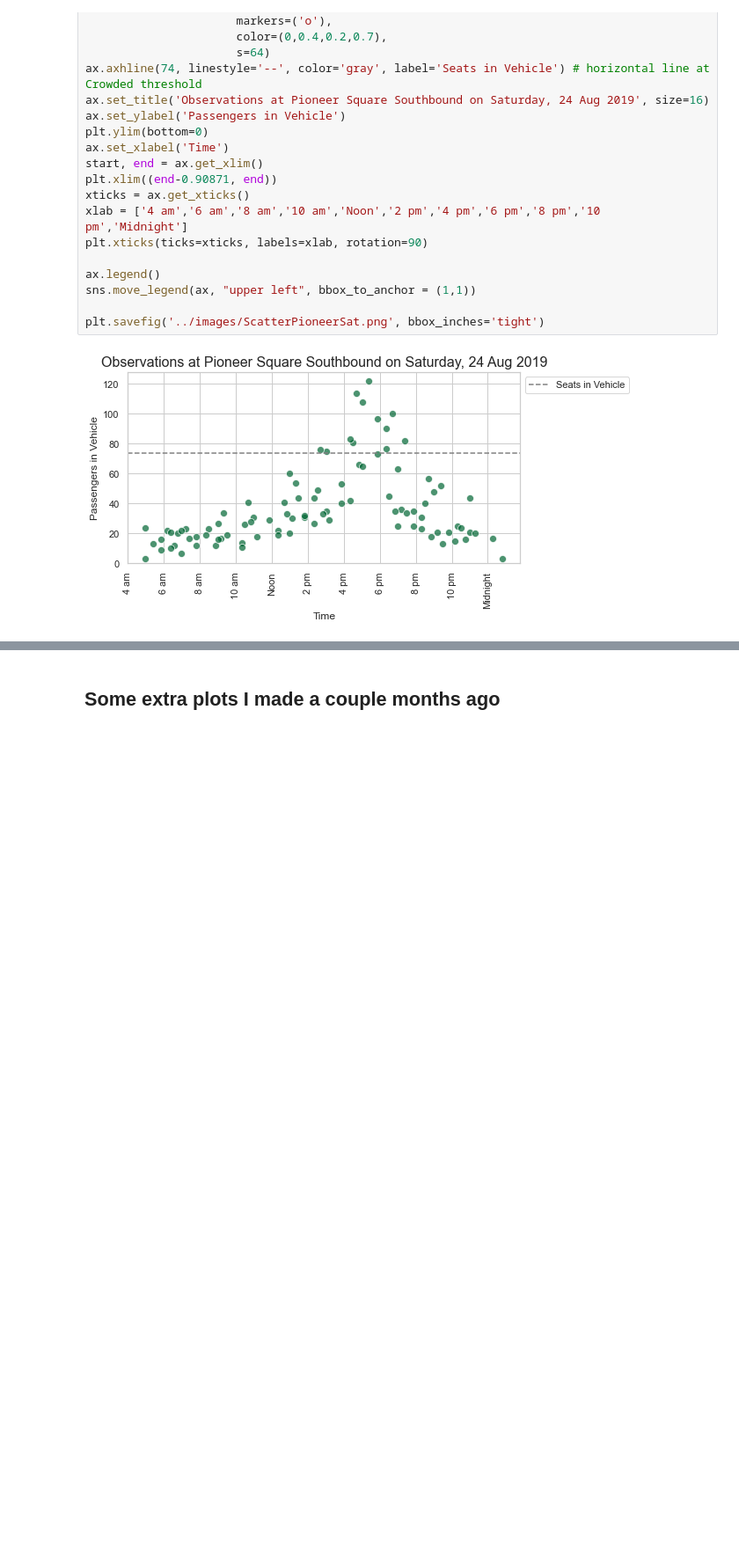
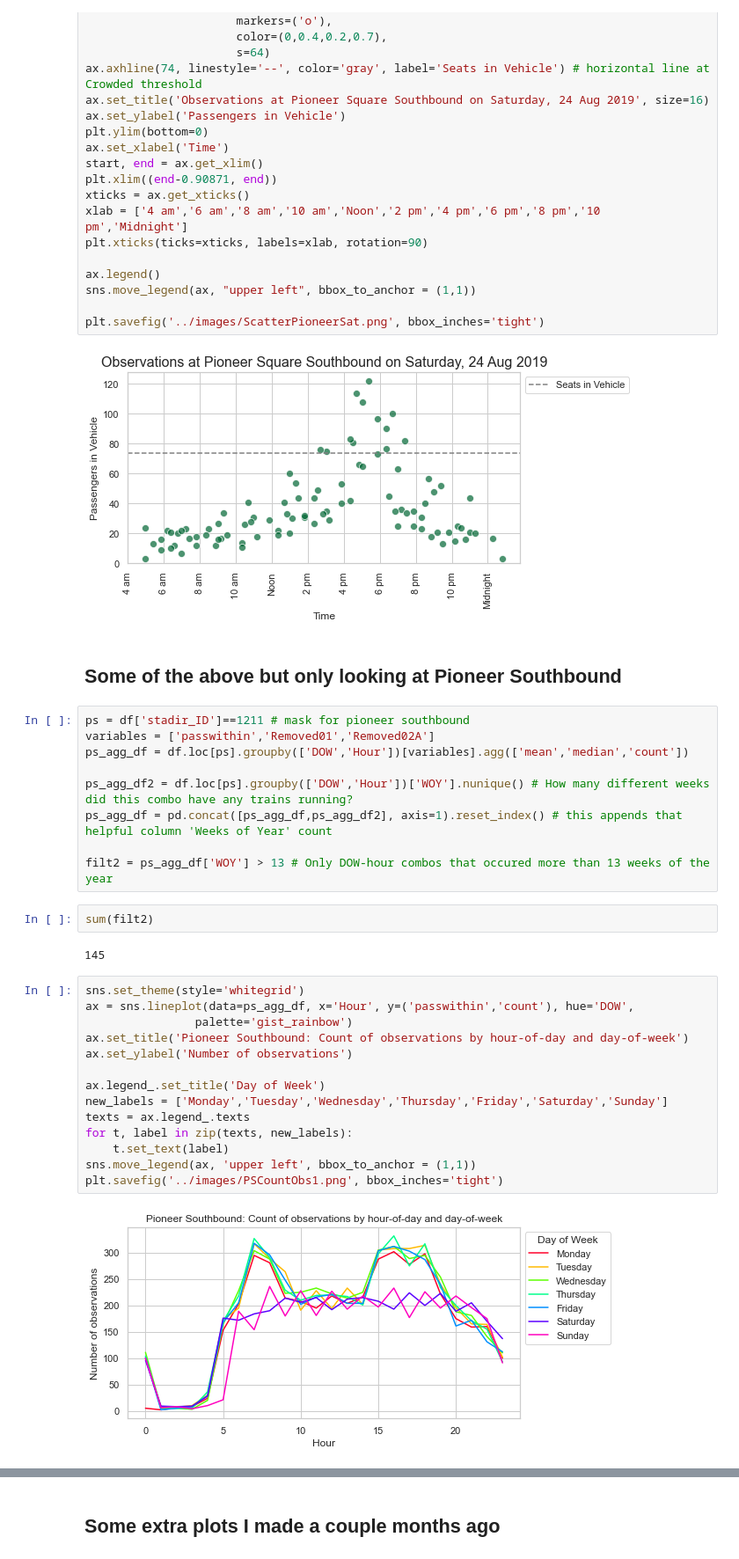
Before and after one commit to augustposch/seattle, a Jupyter notebook: notebooks/EDA.ipynb, the cells around one changed output, grey strips where cells are left out. Shown: that part at 88% size. Drawn from its saved outputs; the diff is of its cells as text; blank space fills up the shorter version.

Commit message:
Plots for predictive models - context and results

```diff
--- a/notebooks/EDA.ipynb
+++ b/notebooks/EDA.ipynb
@@ -245,3 +249,34 @@ sns.move_legend(ax, "upper left", bbox_to_anchor = (1,1))
 plt.savefig('../images/ScatterPioneerSat.png', bbox_inches='tight')
 # %% [output]
 [figure]
+# %% [markdown]
+## Some of the above but only looking at Pioneer Southbound
+# %%
+ps = df['stadir_ID']==1211 # mask for pioneer southbound
+variables = ['passwithin','Removed01','Removed02A']
+ps_agg_df = df.loc[ps].groupby(['DOW','Hour'])[variables].agg(['mean','median','count'])
+
+ps_agg_df2 = df.loc[ps].groupby(['DOW','Hour'])['WOY'].nunique() # How many different weeks did this combo have any trains running?
+ps_agg_df = pd.concat([ps_agg_df,ps_agg_df2], axis=1).reset_index() # this appends that helpful column 'Weeks of Year' count
+
+filt2 = ps_agg_df['WOY'] > 13 # Only DOW-hour combos that occured more than 13 weeks of the year
+# %%
+sum(filt2)
+# %% [output]
+145
+# %%
+sns.set_theme(style='whitegrid')
+ax = sns.lineplot(data=ps_agg_df, x='Hour', y=('passwithin','count'), hue='DOW',
+                palette='gist_rainbow')
+ax.set_title('Pioneer Southbound: Count of observations by hour-of-day and day-of-week')
+ax.set_ylabel('Number of observations')
+
+ax.legend_.set_title('Day of Week')
+new_labels = ['Monday','Tuesday','Wednesday','Thursday','Friday','Saturday','Sunday']
+texts = ax.legend_.texts
+for t, label in zip(texts, new_labels):
+    t.set_text(label)
+sns.move_legend(ax, 'upper left', bbox_to_anchor = (1,1))
+plt.savefig('../images/PSCountObs1.png', bbox_inches='tight')
+# %% [output]
+[figure, added]
```
Also changed, not shown: parts of 6 cells of this notebook, 14 other files.
